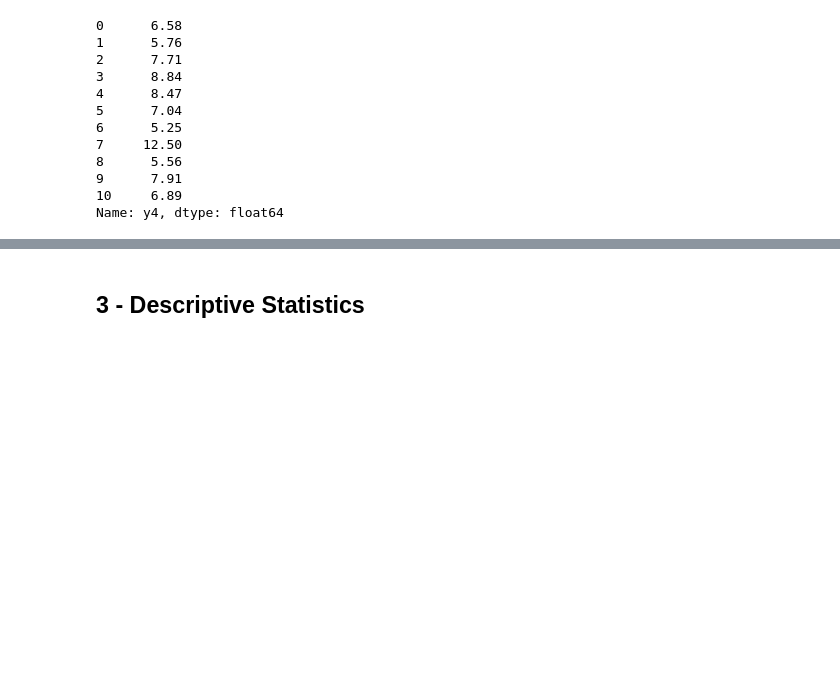
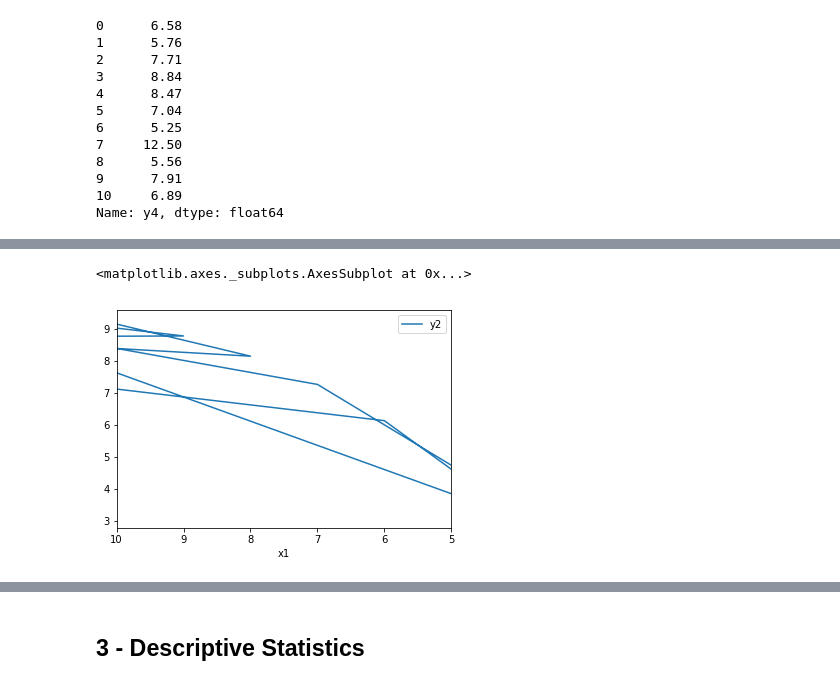
Before and after one commit to MKelly1303/GMIT_52446_Fund_Assignment1, a Jupyter notebook: 52446-Assignment_1_Mark_Kelly.ipynb, the cells around one changed output, grey strips where cells are left out. Saved outputs shown, nothing was run; the diff lists cells and outputs as text; code cells hidden in the pictures; blank space fills up the shorter version.

```diff
--- a/52446-Assignment_1_Mark_Kelly.ipynb
+++ b/52446-Assignment_1_Mark_Kelly.ipynb
@@ -66,0 +88,5 @@ Name: y4, dtype: float64
+# %%
+df.plot(x='x1', y='y2')
+# %% [output]
+<matplotlib.axes._subplots.AxesSubplot at 0x...>
+[figure, added]
```
Also changed, not shown: parts of 19 cells of this notebook, 1 other file.
